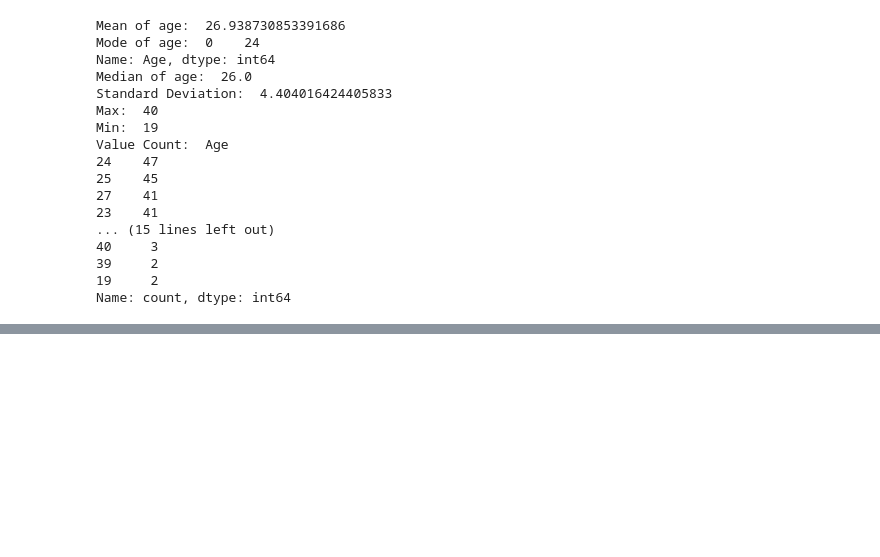
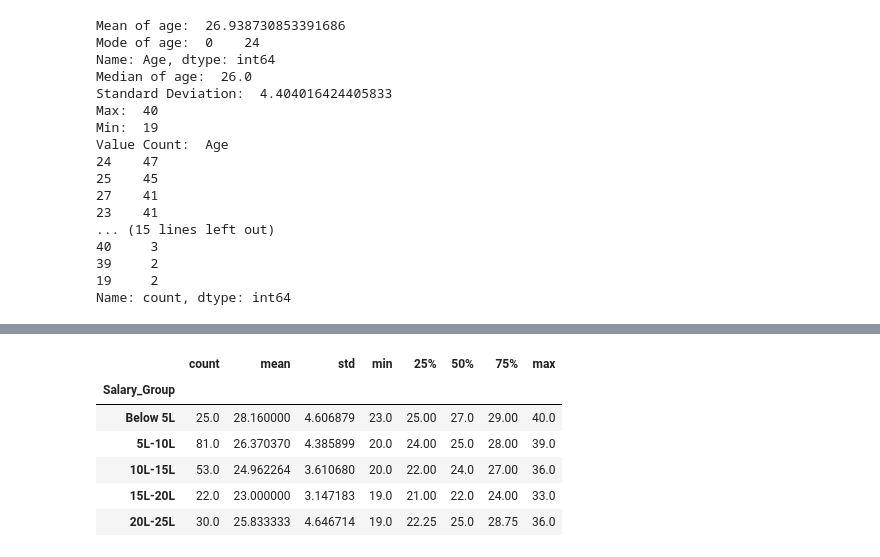
Before and after one commit to sanskruti885/TE-Engineering, a Jupyter notebook: Sem5/DSBDAL/Assignment3.ipynb, the cells around one changed output, grey strips where cells are left out. Saved outputs shown, nothing was run; the diff lists cells and outputs as text; code cells hidden in the pictures; blank space fills up the shorter version.

```diff
--- a/Sem5/DSBDAL/Assignment3.ipynb
+++ b/Sem5/DSBDAL/Assignment3.ipynb
@@ -251,0 +175,5 @@ group_age['Salary'].describe()
+# %%
+#map categorical data with quantitative for exampla age 19-20 -> their salary mean, median mode
+bins = [19,25,31,36,40]  #edge of the age range
+labels = ["19-24","25-30","31-35","36-40"] #name given to each range
+ds["Age_Group"] = pd.cut(ds["Age"],bins=bins,labels=labels) #takes each value in ds["Age"] checks in which bin it falls and replace number with its range
@@ -251,0 +216,4 @@ group_age['Salary'].describe()
+# %%
+salary_bin = [0, 500000, 1000000, 1500000, 2000000, 2500000]
+salary_labels = ["Below 5L",'5L-10L','10L-15L','15L-20L','20L-25L']
+ds['Salary_Group'] = pd.cut(ds['Salary'],bins=salary_bin,labels=salary_labels)
@@ -251,0 +230,11 @@ group_age['Salary'].describe()
+# %%
+salary_group = ds.groupby("Salary_Group")
+salary_group["Age"].describe()
+# %% [output]
+|  | count | mean | std | min | 25% | 50% | 75% | max |
+| Salary_Group |  |  |  |  |  |  |  |  |
+| Below 5L | 25.0 | 28.160000 | 4.606879 | 23.0 | 25.00 | 27.0 | 29.00 | 40.0 |
+| 5L-10L | 81.0 | 26.370370 | 4.385899 | 20.0 | 24.00 | 25.0 | 28.00 | 39.0 |
+| 10L-15L | 53.0 | 24.962264 | 3.610680 | 20.0 | 22.00 | 24.0 | 27.00 | 36.0 |
+| 15L-20L | 22.0 | 23.000000 | 3.147183 | 19.0 | 21.00 | 22.0 | 24.00 | 33.0 |
+| 20L-25L | 30.0 | 25.833333 | 4.646714 | 19.0 | 22.25 | 25.0 | 28.75 | 36.0 |
```
Also changed, not shown: parts of 19 cells of this notebook.
